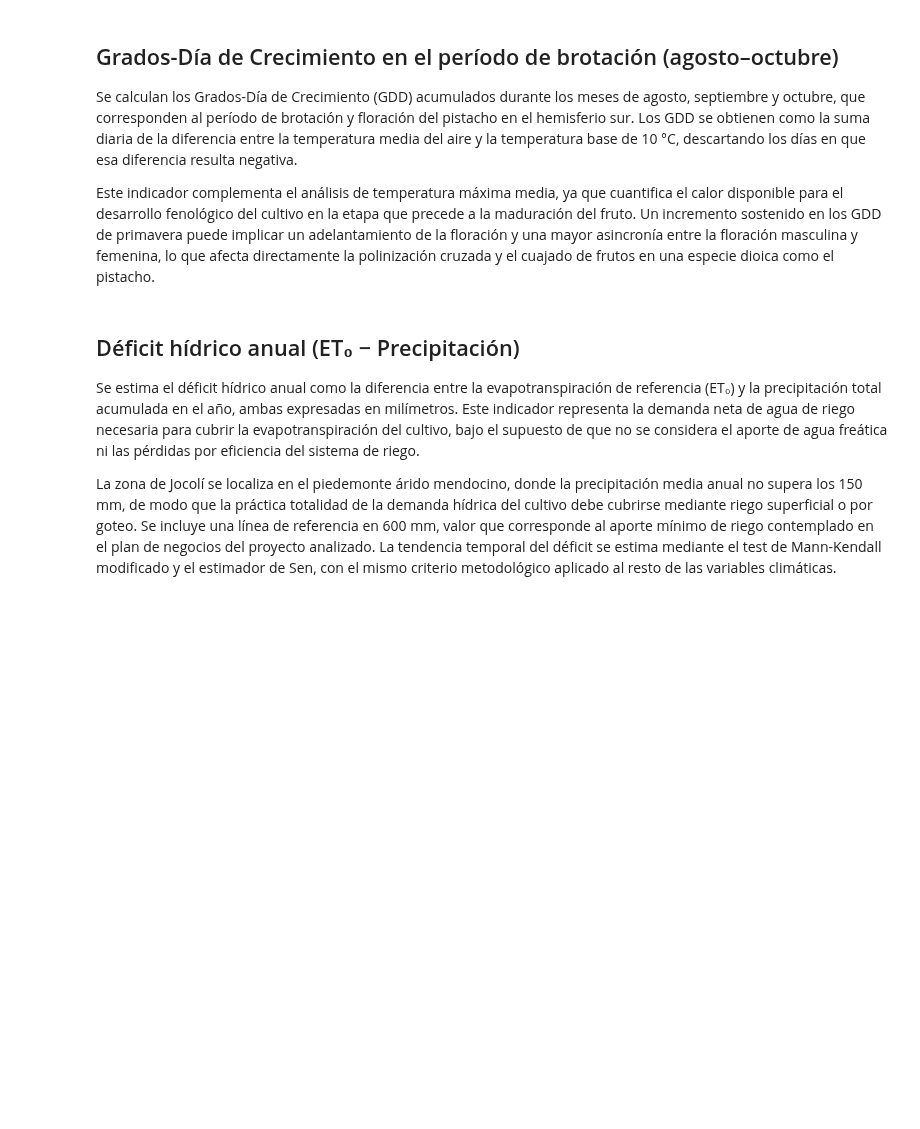
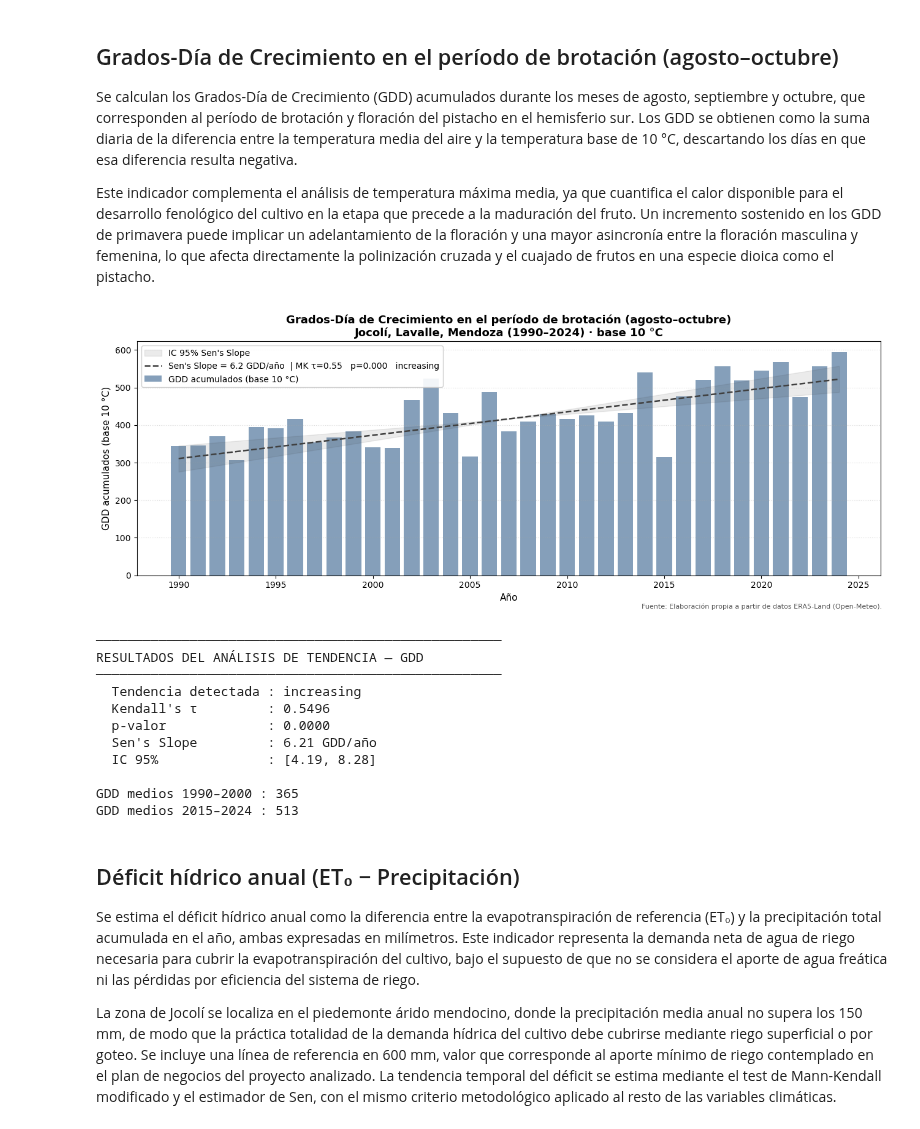
Before and after one commit to Emilialandgrebe/tesis-maestria, a Jupyter notebook: notebooks/00_clima_historico.ipynb, the cells around one changed output. Drawn from its saved outputs; the diff is of its cells as text; code cells hidden in the pictures; blank space fills up the shorter version.

```diff
--- a/notebooks/00_clima_historico.ipynb
+++ b/notebooks/00_clima_historico.ipynb
@@ -429,9 +437,11 @@ gdd_anual  = (
 
 mk_gdd   = mk.hamed_rao_modification_test(gdd_anual.values)
 sen_gdd  = theilslopes(gdd_anual.values, gdd_anual.index.astype(float))
-linea_gdd      = sen_gdd.intercept + sen_gdd.slope      * gdd_anual.index.astype(float)
-linea_gdd_low  = sen_gdd.intercept + sen_gdd.low_slope  * gdd_anual.index.astype(float)
-linea_gdd_high = sen_gdd.intercept + sen_gdd.high_slope * gdd_anual.index.astype(float)
+x_centro_gdd = np.median(gdd_anual.index.astype(float))
+y_centro_gdd = np.median(gdd_anual.values)
+linea_gdd      = y_centro_gdd + sen_gdd.slope      * (gdd_anual.index.astype(float) - x_centro_gdd)
+linea_gdd_low  = y_centro_gdd + sen_gdd.low_slope  * (gdd_anual.index.astype(float) - x_centro_gdd)
+linea_gdd_high = y_centro_gdd + sen_gdd.high_slope * (gdd_anual.index.astype(float) - x_centro_gdd)
 
 fig, ax = plt.subplots(figsize=(13, 5))
 
@@ -441,33 +451,46 @@ ax.bar(gdd_anual.index, gdd_anual.values, color="#5C7FA3", alpha=0.75,
 ax.fill_between(gdd_anual.index, linea_gdd_low, linea_gdd_high,
                 color="#404040", alpha=0.10, label="IC 95% Sen's Slope")
 ax.plot(gdd_anual.index, linea_gdd, color="#404040", linewidth=1.8, linestyle="--",
         label=(f"Sen's Slope = {sen_gdd.slope:.1f} GDD/año  "
                f"| MK τ={mk_gdd.Tau:.2f}   p={mk_gdd.p:.3f}   {mk_gdd.trend}"))
 
 ax.set_title(
     f"Grados-Día de Crecimiento en el período de brotación (agosto–octubre)\n"
     f"Jocolí, Lavalle, Mendoza (1990–2024) · base {BASE_TEMP_GDD:.0f} °C",
     fontsize=13, fontweight="bold", loc="center",
 )
 ax.set_xlabel("Año", fontsize=11)
 ax.set_ylabel(f"GDD acumulados (base {BASE_TEMP_GDD:.0f} °C)", fontsize=11)
 ax.grid(axis="y", linestyle=":", alpha=0.4, color="#AAAAAA")
 ax.legend(fontsize=10, framealpha=0.9)
 plt.tight_layout()
 plt.figtext(0.99, 0.01, "Fuente: Elaboración propia a partir de datos ERA5-Land (Open-Meteo).",
             ha="right", fontsize=8, color="#555555")
 plt.show()
 
 print("─" * 52)
 print("RESULTADOS DEL ANÁLISIS DE TENDENCIA — GDD")
 print("─" * 52)
 print(f"  Tendencia detectada : {mk_gdd.trend}")
 print(f"  Kendall's τ         : {mk_gdd.Tau:.4f}")
 print(f"  p-valor             : {mk_gdd.p:.4f}")
 print(f"  Sen's Slope         : {sen_gdd.slope:.2f} GDD/año")
 print(f"  IC 95%              : [{sen_gdd.low_slope:.2f}, {sen_gdd.high_slope:.2f}]")
 print(f"\nGDD medios 1990–2000 : {gdd_anual.loc[1990:2000].mean():.0f}")
 print(f"GDD medios 2015–2024 : {gdd_anual.loc[2015:2024].mean():.0f}")
+# %% [output]
+[figure, added]
+────────────────────────────────────────────────────
+RESULTADOS DEL ANÁLISIS DE TENDENCIA — GDD
+────────────────────────────────────────────────────
+  Tendencia detectada : increasing
+  Kendall's τ         : 0.5496
+  p-valor             : 0.0000
+  Sen's Slope         : 6.21 GDD/año
+  IC 95%              : [4.19, 8.28]
+
+GDD medios 1990–2000 : 365
+GDD medios 2015–2024 : 513
 # %% [markdown]
 ## Déficit hídrico anual (ET₀ − Precipitación)
 
```
Also changed, not shown: parts of 14 cells of this notebook.
